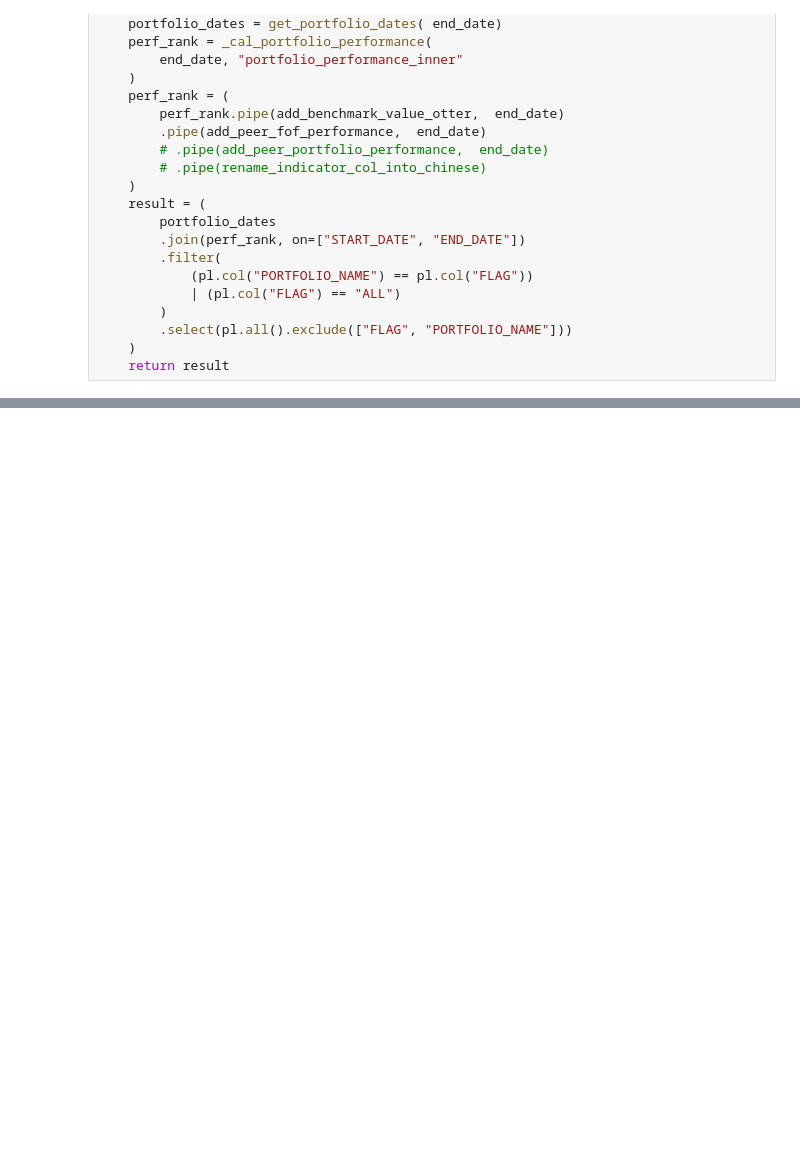
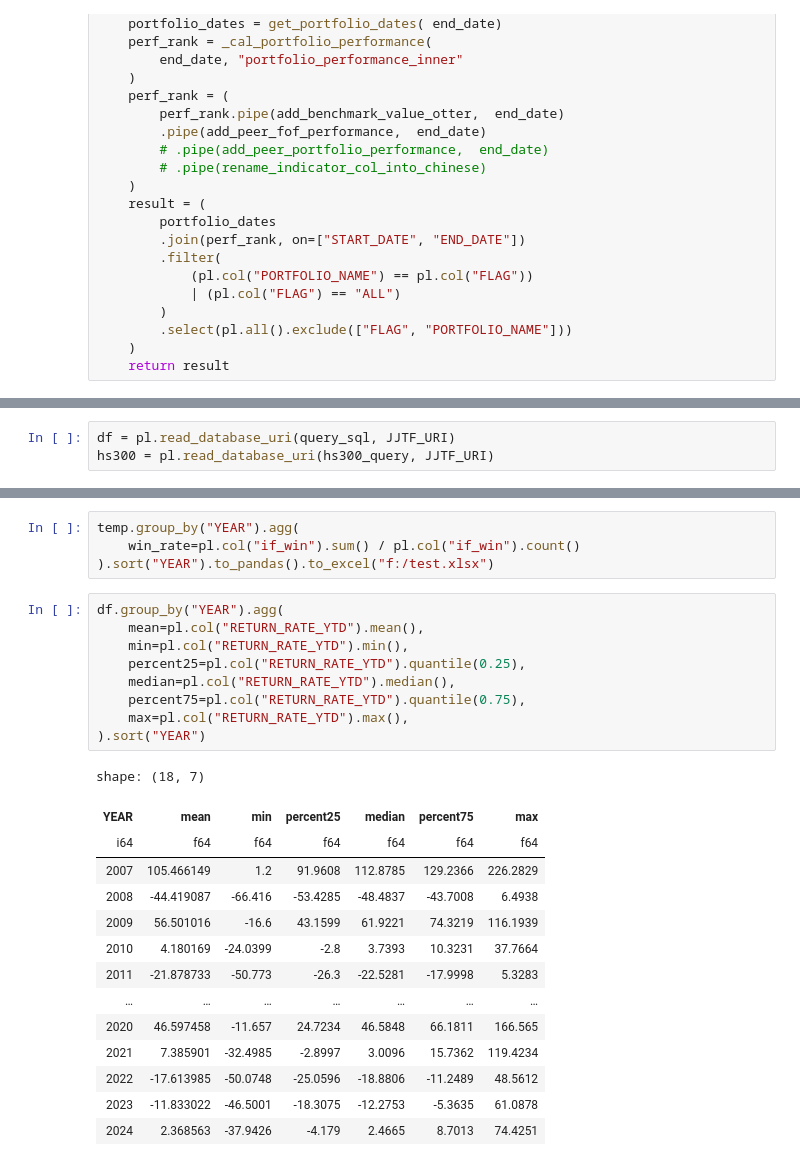
Before and after one commit to cheng66663420/FundResearch, a Jupyter notebook: jupyter/test.ipynb, the cells around one changed output, grey strips where cells are left out. Cells and saved outputs as stored; diff of their text form; blank space fills up the shorter version.

```diff
--- a/jupyter/test.ipynb
+++ b/jupyter/test.ipynb
@@ -471,0 +595,3 @@ shape: (1_560, 12)
+# %%
+df = pl.read_database_uri(query_sql, JJTF_URI)
+hs300 = pl.read_database_uri(hs300_query, JJTF_URI)
@@ -471,0 +605,28 @@ shape: (1_560, 12)
+# %%
+temp.group_by("YEAR").agg(
+    win_rate=pl.col("if_win").sum() / pl.col("if_win").count()
+).sort("YEAR").to_pandas().to_excel("f:/test.xlsx")
+# %%
+df.group_by("YEAR").agg(
+    mean=pl.col("RETURN_RATE_YTD").mean(),
+    min=pl.col("RETURN_RATE_YTD").min(),
+    percent25=pl.col("RETURN_RATE_YTD").quantile(0.25),
+    median=pl.col("RETURN_RATE_YTD").median(),
+    percent75=pl.col("RETURN_RATE_YTD").quantile(0.75),
+    max=pl.col("RETURN_RATE_YTD").max(),
+).sort("YEAR")
+# %% [output]
+shape: (18, 7)
+| YEAR | mean | min | percent25 | median | percent75 | max |
+| i64 | f64 | f64 | f64 | f64 | f64 | f64 |
+| 2007 | 105.466149 | 1.2 | 91.9608 | 112.8785 | 129.2366 | 226.2829 |
+| 2008 | -44.419087 | -66.416 | -53.4285 | -48.4837 | -43.7008 | 6.4938 |
+| 2009 | 56.501016 | -16.6 | 43.1599 | 61.9221 | 74.3219 | 116.1939 |
+| 2010 | 4.180169 | -24.0399 | -2.8 | 3.7393 | 10.3231 | 37.7664 |
+| 2011 | -21.878733 | -50.773 | -26.3 | -22.5281 | -17.9998 | 5.3283 |
+| … | … | … | … | … | … | … |
+| 2020 | 46.597458 | -11.657 | 24.7234 | 46.5848 | 66.1811 | 166.565 |
+| 2021 | 7.385901 | -32.4985 | -2.8997 | 3.0096 | 15.7362 | 119.4234 |
+| 2022 | -17.613985 | -50.0748 | -25.0596 | -18.8806 | -11.2489 | 48.5612 |
+| 2023 | -11.833022 | -46.5001 | -18.3075 | -12.2753 | -5.3635 | 61.0878 |
+| 2024 | 2.368563 | -37.9426 | -4.179 | 2.4665 | 8.7013 | 74.4251 |
```
Also changed, not shown: parts of 8 cells of this notebook, 8 other files.
